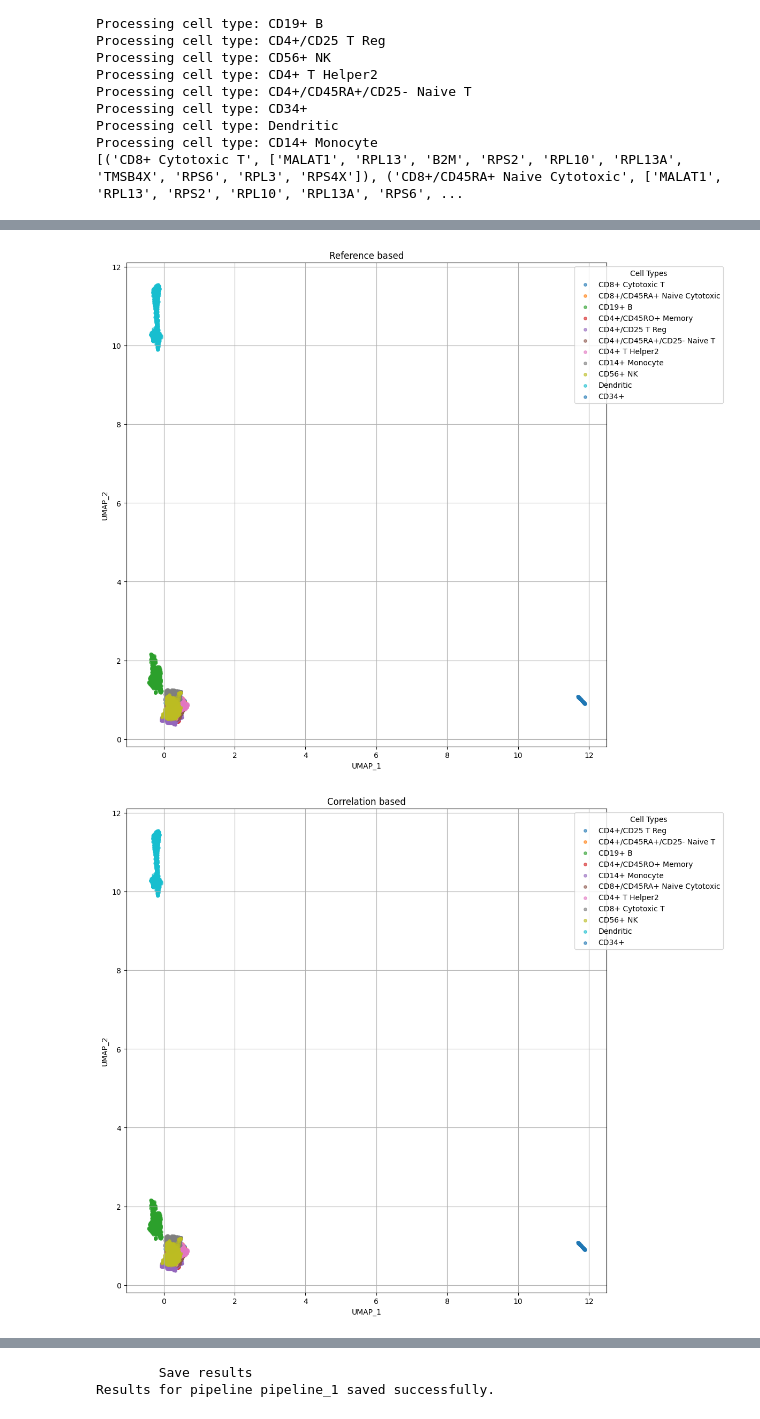
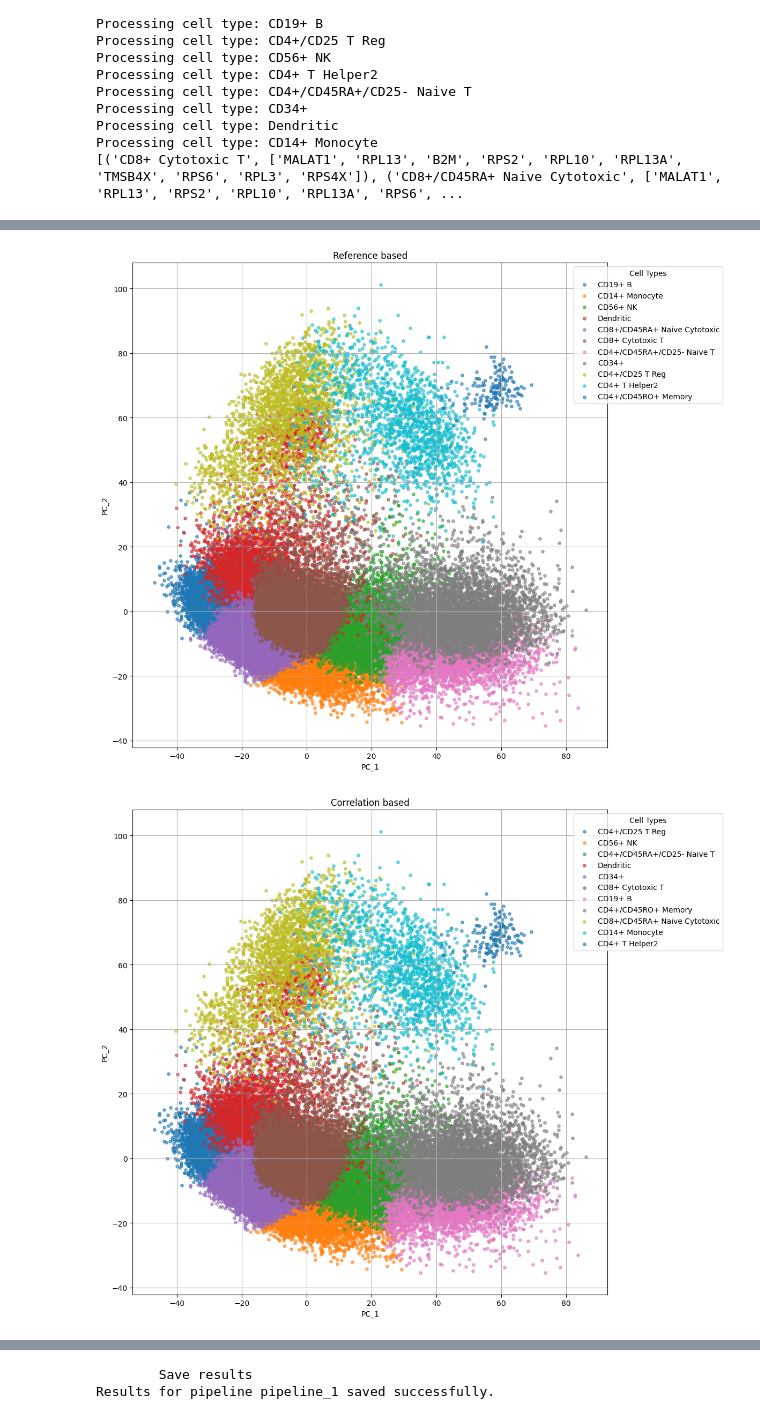
Before and after one commit to MarcosEsteve/scRNAseq_across_human_tissues, a Jupyter notebook: exploratory_analysis.ipynb, the cells around one changed output, grey strips where cells are left out. Drawn from its saved outputs; the diff is of its cells as text; code cells hidden in the pictures.

```diff
--- a/exploratory_analysis.ipynb
+++ b/exploratory_analysis.ipynb
@@ -179,11 +192,11 @@ None
 reload(feature_selection)
 gc.collect()
 print("\tMatrix 1")
-selected_matrix1 = feature_selection.select_highly_variable_genes(norm_matrix3)
+selected_matrix1 = feature_selection.select_highly_variable_genes(norm_matrix1, n_top_genes=2000)
 print(selected_matrix1.info())
 
 print("\tMatrix 2")
-selected_matrix2 = feature_selection.select_genes_by_variance(norm_matrix3)
+selected_matrix2 = feature_selection.select_genes_by_variance(norm_matrix1)
 print(selected_matrix2.info())
 # %% [output]
         Matrix 1
@@ -459,20 +464,19 @@ Processing cell type: CD14+ Monocyte
 # %%
 # Cell identification
 reload(cell_identification)
-"""
+
 print("\tReference based")
-cell_id_1 = cell_identification.reference_based_assignment(selected_matrix1, clustering3, expression_profile)
-print(cell_id_1.head(15))
+cell_id_1 = cell_identification.reference_based_assignment(selected_matrix1, clustering8, expression_profile)
+print(cell_id_1.head(10))
 print(cell_id_1['celltype'].unique())
 
 print("\tCorrelation based")
-cell_id_2 = cell_identification.correlation_based_assignment(selected_matrix1, clustering3, expression_profile)
+cell_id_2 = cell_identification.correlation_based_assignment(selected_matrix1, clustering8, expression_profile)
 print(cell_id_2.head(10))
 print(cell_id_2['celltype'].unique())
-"""
 
 print("\tMarker based")
-cell_id_3 = cell_identification.marker_based_assignment(selected_matrix1, clustering3, marker_genes)
+cell_id_3 = cell_identification.marker_based_assignment(selected_matrix1, clustering8, marker_genes)
 print(cell_id_3.head(10))
 print(cell_id_3['celltype'].unique())
 # %% [output]
@@ -497,7 +500,7 @@ cluster:  10  cell_type:  CD14+ Monocyte
 # %%
-cell_identification.visualize_cells(umap_matrix, "Reference based", cell_id_1)
-cell_identification.visualize_cells(umap_matrix, "Correlation based", cell_id_2)
-cell_identification.visualize_cells(umap_matrix, "Marker based", cell_id_3)
+cell_identification.visualize_cells(pca_matrix, "Reference based", cell_id_1)
+cell_identification.visualize_cells(pca_matrix, "Correlation based", cell_id_2)
+cell_identification.visualize_cells(pca_matrix, "Marker based", cell_id_3)
 # %% [output]
-[figure, old version]
+[figure, new version]
-[figure, old version]
+[figure, new version]
```
Also changed, not shown: parts of 16 cells of this notebook, 7 other files.
